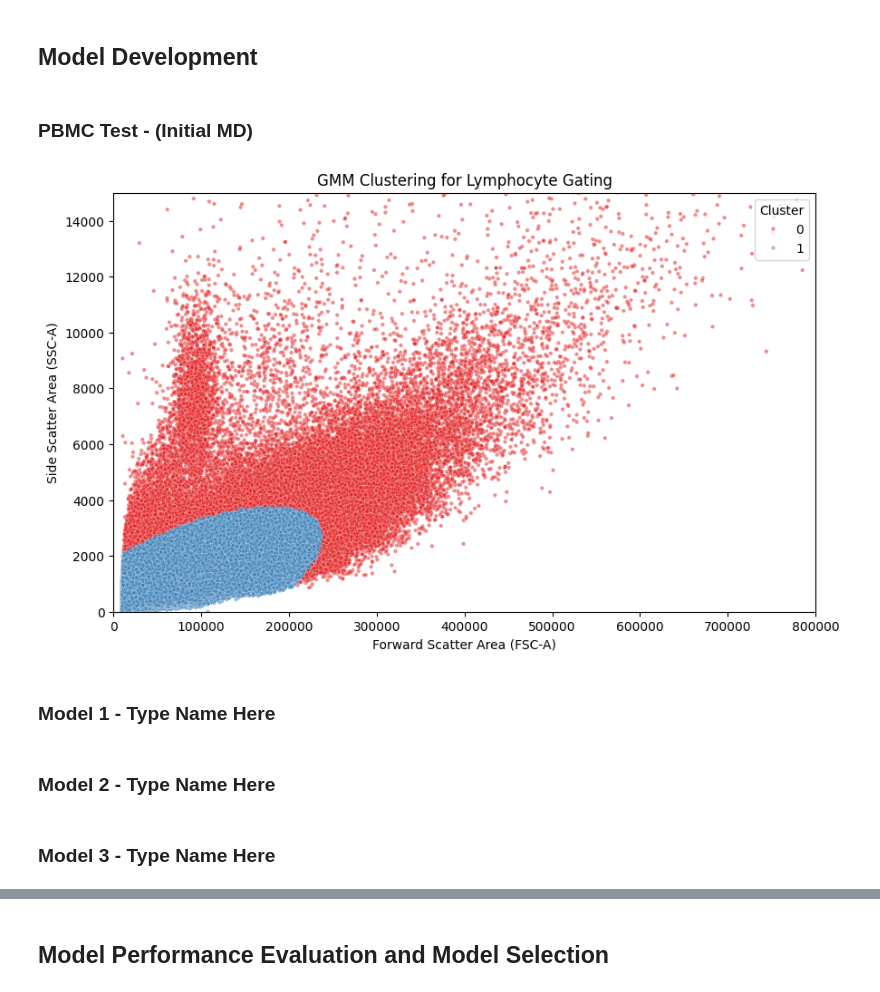
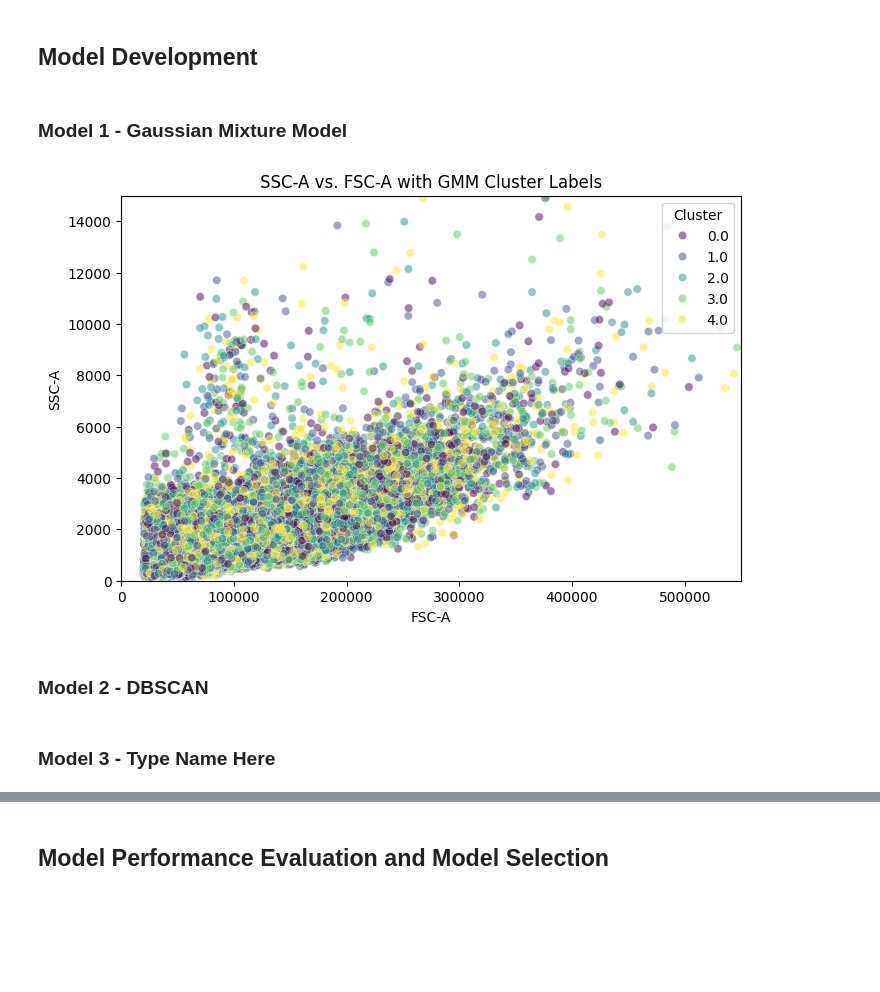
Before and after one commit to vanguardfox/ADS599, a Jupyter notebook: ADS599.ipynb, the cells around one changed output, grey strips where cells are left out. Cells and saved outputs as stored; diff of their text form; code cells hidden in the pictures; blank space fills up the shorter version.

Commit message:
t-SNE and re-transform to original SSC-A vs. FSC-A dotplot
Using both original TSNE and openTSNE. Still needs refinement for better clustering.

```diff
--- a/ADS599.ipynb
+++ b/ADS599.ipynb
@@ -655,36 +676,54 @@ plt.show()
+# %%
+open_tsne = TSNE(n_components=2, perplexity=10, n_jobs=-1, random_state=42)
+
+sample_size = 100000
+
+train_tsne = open_tsne.fit(train_pca[:sample_size])
+val_tsne = open_tsne.fit(val_pca[:sample_size])
+test_tsne = open_tsne.fit(test_pca[:sample_size])
+
+train_tsne_df = pd.DataFrame(train_tsne, columns=['TSNE1', 'TSNE2'])
+val_tsne_df = pd.DataFrame(val_tsne, columns=['TSNE1', 'TSNE2'])
+test_tsne_df = pd.DataFrame(test_tsne, columns=['TSNE1', 'TSNE2'])
 # %% [markdown]
 ## Reduced Train, Val, and Test Sets: train_tsne, val_tsne_df, & test_tsne
 # %% [markdown]
 ## Model Development
 # %% [markdown]
-### PBMC Test - (Initial MD)
+### Model 1 - Gaussian Mixture Model
 # %%
-fsc_a = pbmc[:, 'FSC-A'].astype('<f4')
-ssc_a = pbmc[:, 'SSC-A'].astype('<f4')
-data = pd.DataFrame({
-    'FSC-A': fsc_a,
-    'SSC-A': ssc_a
-})
+cluster_count = 5
+gmm = GaussianMixture(n_components=cluster_count, random_state=42)
+gmm_labels = gmm.fit_predict(train_tsne_df[['TSNE1', 'TSNE2']])
 
-scaler = StandardScaler()
-data_scaled = scaler.fit_transform(data[['FSC-A', 'SSC-A']])
-
-n_components = 2
-gmm = GaussianMixture(n_components=n_components, n_init=10, max_iter=500, random_state=599)
-gmm.fit(data_scaled)
-
-data['Cluster'] = gmm.predict(data_scaled)
-
-plt.figure(figsize=(10,6))
-sns.scatterplot(x='FSC-A', y='SSC-A', hue='Cluster', data=data, palette='Set1', s=10, alpha=0.5)
-plt.xlabel('Forward Scatter Area (FSC-A)')
-plt.ylabel('Side Scatter Area (SSC-A)')
-plt.title('GMM Clustering for Lymphocyte Gating')
-plt.xlim(0, 800000)
-plt.ylim(0, 15000)
-plt.legend(title='Cluster', loc='upper right')
-plt.show()
+train_tsne_df['Cluster'] = gmm_labels
-# %% [output]
-[figure, removed]
+# %%
+# Ensure the original dataframe and train_tsne_df have matching indices
+# Assuming common index for merging
+
+# Reset index if necessary for merging
+train_tsne_df = train_tsne_df.reset_index(drop=True)
+pbmc_s1_df = pbmc_s1_df.reset_index(drop=True)
+
+# Add the 'Cluster' column to the original dataframe by merging on index
+# in order to attempt t-SNE-labeled SSC-A vs. FSC-A dotplot with clusters
+pbmc_s1_df['Cluster'] = train_tsne_df['Cluster']
+# %%
+# Create the scatter plot with clusters colored
+plt.figure(figsize=(8, 5))
+sns.scatterplot(data=pbmc_s1_df, x='FSC-A', y='SSC-A', hue='Cluster', palette='viridis', alpha=0.5)
+
+# Set plot labels, title, and limits
+plt.title('SSC-A vs. FSC-A with GMM Cluster Labels')
+plt.xlabel('FSC-A')
+plt.ylabel('SSC-A')
+plt.xlim(0, 550000)
+plt.ylim(0, 15000)
+plt.legend(title='Cluster', loc='upper right')
+
+# Show plot
+plt.show()
+# %% [output]
+[figure, added]
 # %% [markdown]
-### Model 1 - Type Name Here
+### Model 2 - DBSCAN
@@ -691,4 +739,2 @@ plt.show()
 # %% [markdown]
-### Model 2 - Type Name Here
+### Model 3 - Type Name Here
-# %% [markdown]
-### Model 3 - Type Name Here
```
Also changed, not shown: parts of 13 cells of this notebook, 1 other file.
